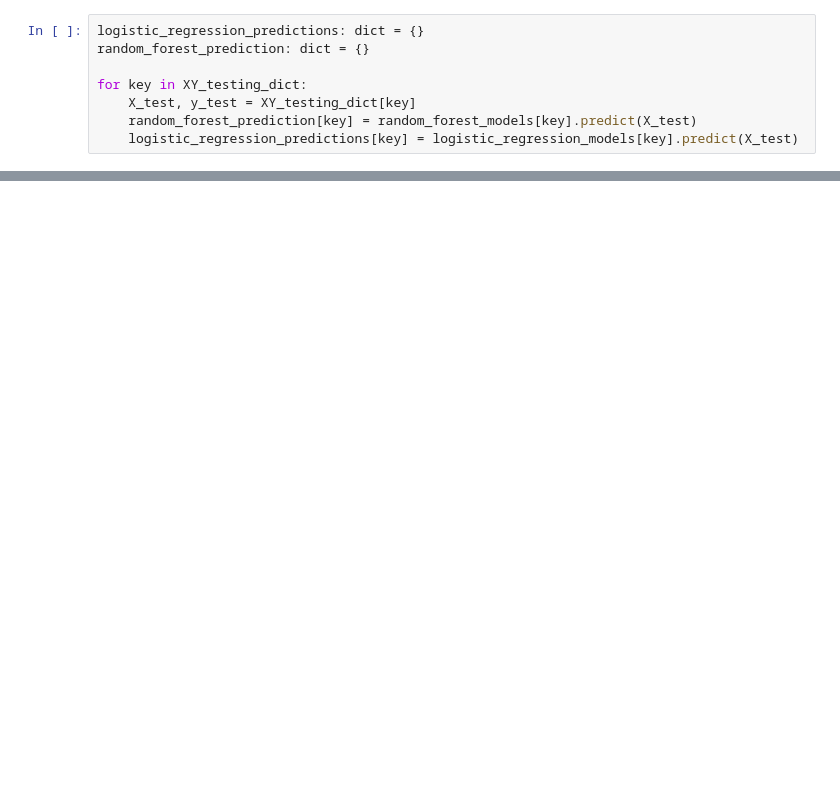
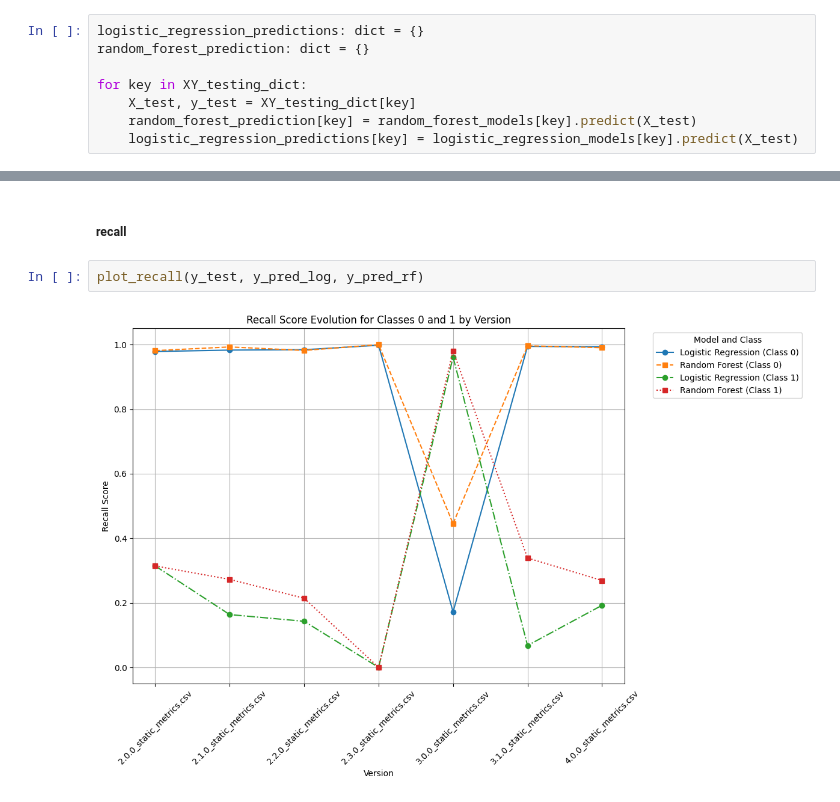
Before and after one commit to IamMoShi/MGL869-Lab-Hive, a Jupyter notebook: run.ipynb, the cells around one changed output, grey strips where cells are left out. Drawn from its saved outputs; the diff is of its cells as text; blank space fills up the shorter version.

```diff
--- a/run.ipynb
+++ b/run.ipynb
@@ -325,0 +267,6 @@ The 2 models are compared by their AUC, precision, and recall. The **random fore
+# %% [markdown]
+##### recall
+# %%
+plot_recall(y_test, y_pred_log, y_pred_rf)
+# %% [output]
+[figure, added]
```
Also changed, not shown: parts of 37 cells of this notebook, 7 other files.
